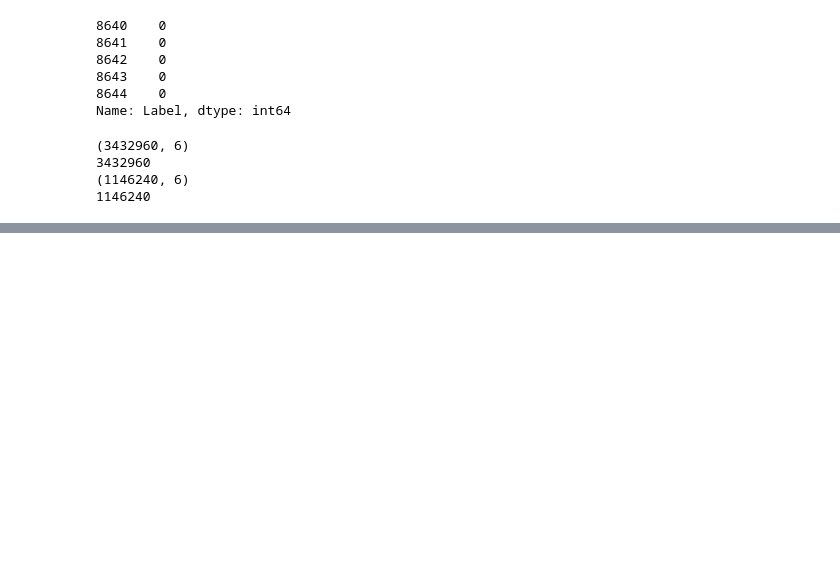
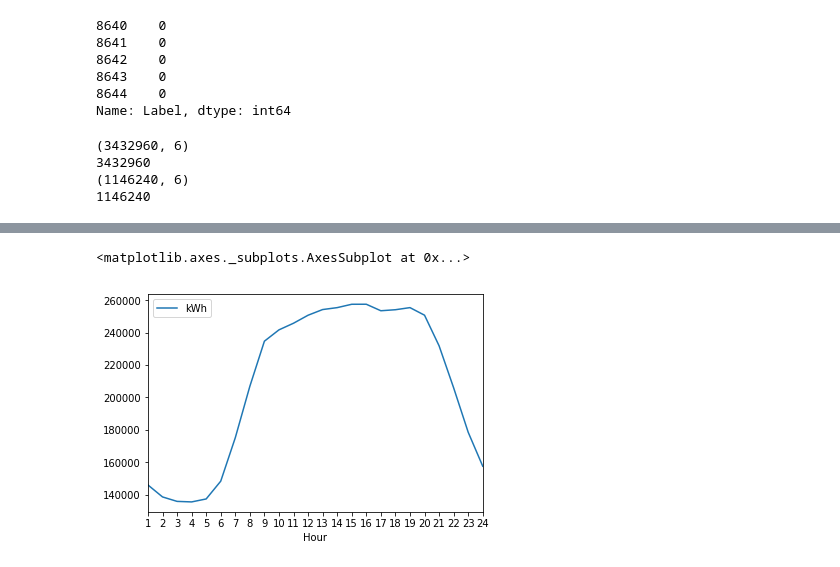
Before and after one commit to torenunez/udacity-mlnd-capstone, a Jupyter notebook: ev-capstone.ipynb, the cells around one changed output, grey strips where cells are left out. Cells and saved outputs as stored; diff of their text form; code cells hidden in the pictures; blank space fills up the shorter version.

Commit message:
insert missing values and begin k-means

```diff
--- a/ev-capstone.ipynb
+++ b/ev-capstone.ipynb
@@ -176,0 +210,3 @@ display(ev_train_piv_lab_tmp[ev_train_piv_lab_tmp['House ID']==11647239].head(9)
+# %%
+all_missing_rows = ev_train_piv_lab_tmp['kWh'].isnull()
+display(ev_train_piv_lab_tmp[all_missing_rows].head())
@@ -176,0 +220,2 @@ display(ev_train_piv_lab_tmp[ev_train_piv_lab_tmp['House ID']==11647239].head(9)
+# %%
+house_hh_mean_df = ev_train_piv_lab_tmp.groupby(['House ID','Half Hour']).agg({'kWh':'mean'}).reset_index()
@@ -176,0 +231,16 @@ display(ev_train_piv_lab_tmp[ev_train_piv_lab_tmp['House ID']==11647239].head(9)
+# %%
+ev_train_piv_lab_tmp_filled = ev_train_piv_lab_tmp.copy()
+
+for idx, row in ev_train_piv_lab_tmp_filled[all_missing_rows].iterrows():
+
+    missing_interval = row['Interval']
+    missing_house = row['House ID']
+    missing_half_hour = row['Half Hour']
+
+    house_rm = house_hh_mean_df['House ID'] == missing_house
+    half_hour_rm = house_hh_mean_df['Half Hour'] == missing_half_hour
+    house_half_hour_average = house_hh_mean_df[house_rm&half_hour_rm]['kWh'].values[0]
+
+    house_rf = ev_train_piv_lab_tmp_filled['House ID'] == missing_house
+    interval_rf = ev_train_piv_lab_tmp_filled['Interval'] == missing_interval
+    ev_train_piv_lab_tmp_filled['kWh'][house_rf&interval_rf] = house_half_hour_average
@@ -191,17 +286,17 @@ print("Trainig Houses:{0}, Validation Houses:{1}, Total Houses:{2}".format(
 # %% [output]
 Trainig Houses:1192, Validation Houses:398, Total Houses:1590
 # %%
-X_train_records = ev_train_piv_lab_tmp['House ID'].isin(h_train)
+X_train_records = ev_train_piv_lab_tmp_filled['House ID'].isin(h_train)
 
 #training
-X_train = ev_train_piv_lab_tmp[X_train_records]
+X_train = ev_train_piv_lab_tmp_filled[X_train_records]
 y_train = X_train['Label']
 X_train.drop(['Label'], axis=1, inplace=True)
 display(X_train.head())
 display(y_train.head())
 
 #validation
-X_test = ev_train_piv_lab_tmp[~X_train_records]
+X_test = ev_train_piv_lab_tmp_filled[~X_train_records]
 y_test = X_test['Label']
 X_test.drop(['Label'], axis=1, inplace=True)
 display(X_test.head())
@@ -252,0 +352,5 @@ Name: Label, dtype: int64
+# %%
+X_train.groupby('Hour').agg({'kWh':'sum'}).plot(xticks=np.arange(1,25))
+# %% [output]
+<matplotlib.axes._subplots.AxesSubplot at 0x...>
+[figure, added]
```
Also changed, not shown: parts of 23 cells of this notebook.
